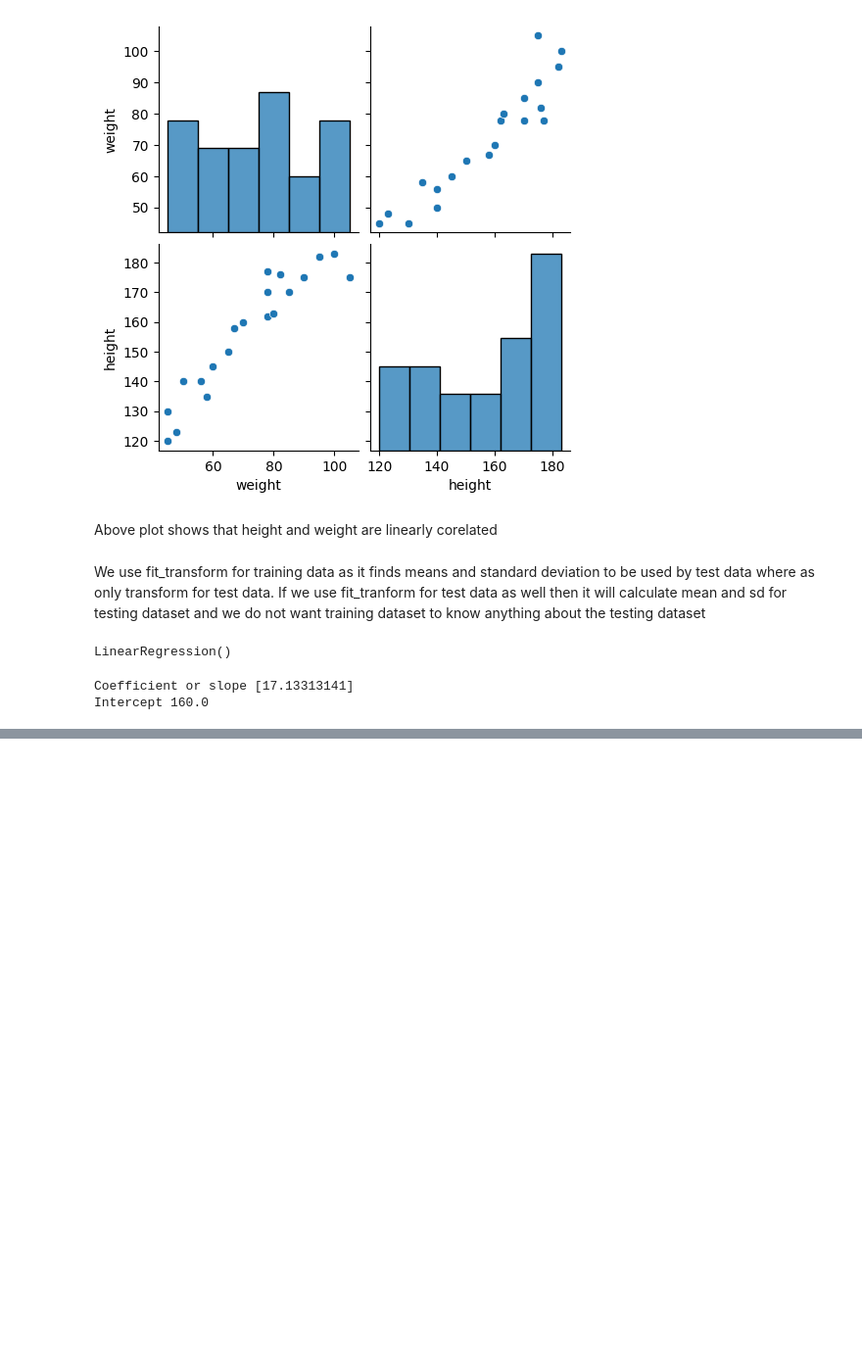
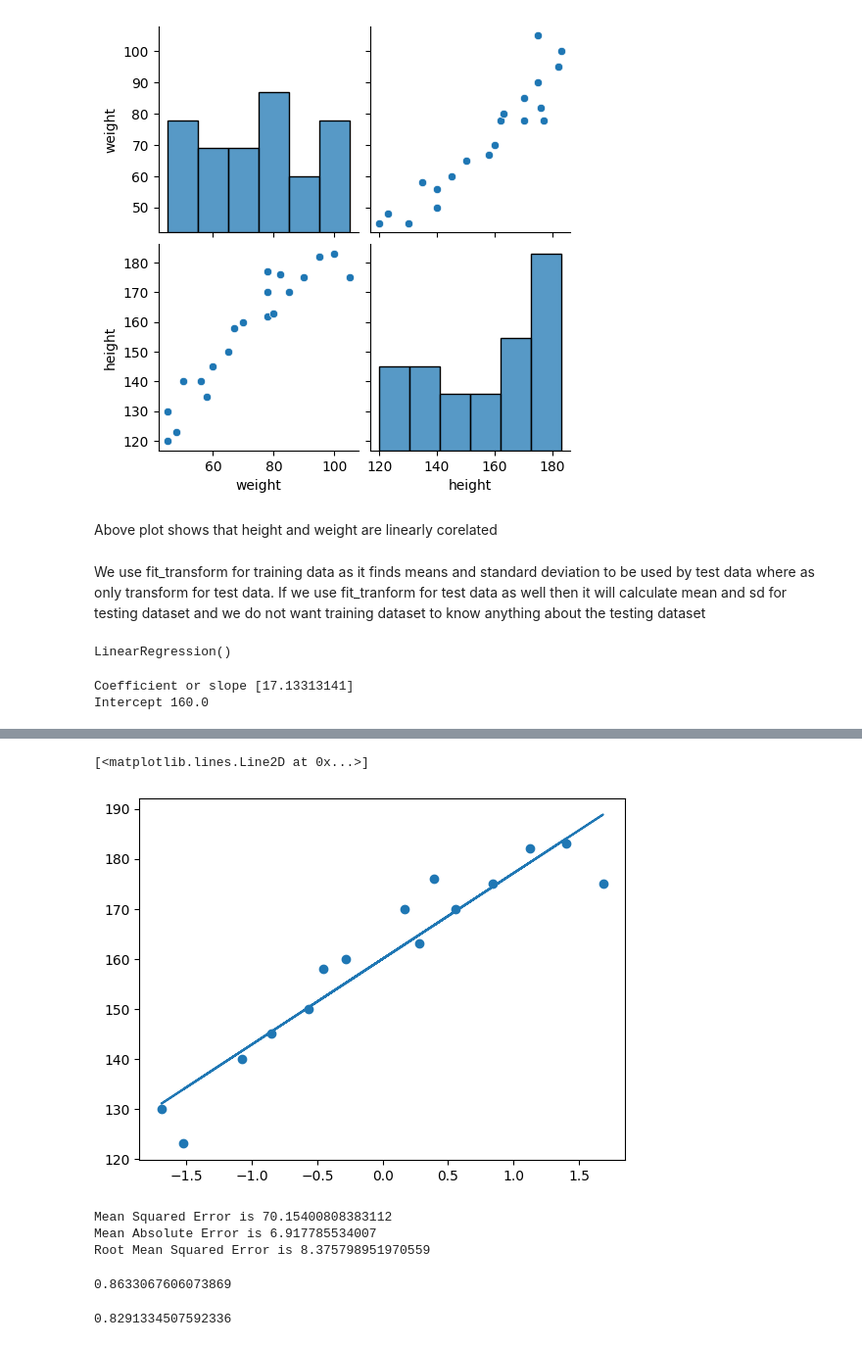
Before and after one commit to hitanshu5/MachineLearning, a Jupyter notebook: LinearRegression.ipynb, the cells around one changed output, grey strips where cells are left out. Shown: that part at 98% size. Drawn from its saved outputs; the diff is of its cells as text; code cells hidden in the pictures; blank space fills up the shorter version.

```diff
--- a/LinearRegression.ipynb
+++ b/LinearRegression.ipynb
@@ -86,0 +73,6 @@ Intercept 160.0
+# %%
+plt.scatter(X_train,y_train)
+plt.plot(X_train,regression.predict(X_train))
+# %% [output]
+[<matplotlib.lines.Line2D at 0x...>]
+[figure, added]
@@ -86,0 +81,24 @@ Intercept 160.0
+# %%
+from sklearn.metrics import mean_absolute_error,mean_squared_error
+
+mse=mean_squared_error(y_test,y_pred)
+mae=mean_absolute_error(y_test,y_pred)
+rmse=np.sqrt(mse)
+print("Mean Squared Error is",mse)
+print("Mean Absolute Error is",mae)
+print("Root Mean Squared Error is",rmse)
+# %% [output]
+Mean Squared Error is 70.15400808383112
+Mean Absolute Error is 6.917785534007
+Root Mean Squared Error is 8.375798951970559
+# %%
+from sklearn.metrics import r2_score
+
+score=r2_score(y_test,y_pred)
+print(score)
+# %% [output]
+0.8633067606073869
+# %%
+1 - (1-score)*(len(y_test)-1)/(len(y_test)-X_test.shape[1]-1)
+# %% [output]
+0.8291334507592336
```
Also changed, not shown: parts of 3 cells of this notebook.
